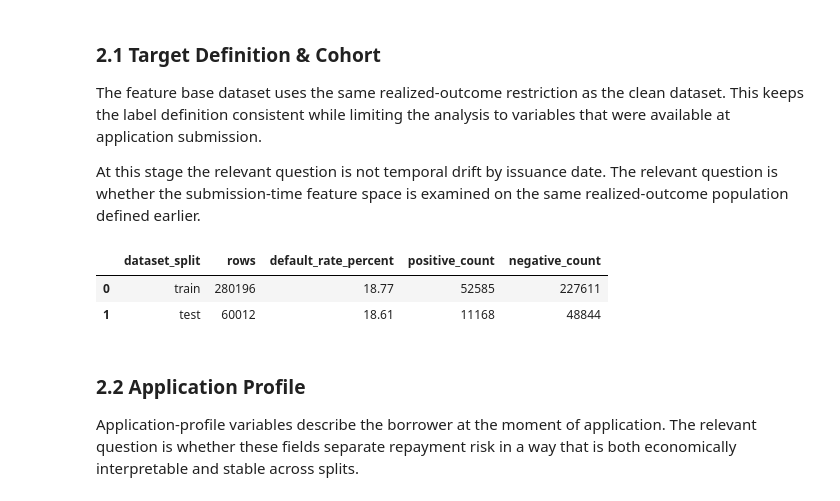
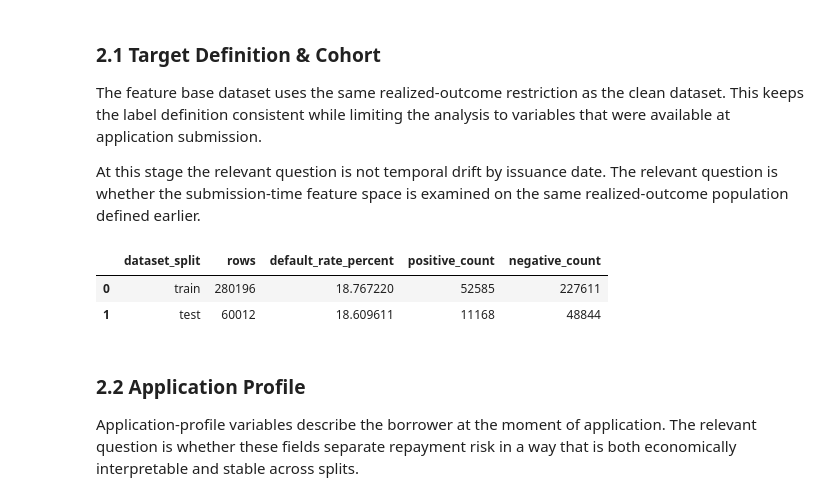
Before and after one commit to Mister-Sippi/loans-at-risk-capturing-default, a Jupyter notebook: notebooks/02_eda.ipynb, the cells around one changed output. Saved outputs shown, nothing was run; the diff lists cells and outputs as text; code cells hidden in the pictures.

```diff
--- a/notebooks/02_eda.ipynb
+++ b/notebooks/02_eda.ipynb
@@ -625,18 +640,30 @@ log(f"[feature_base] overview: {feature_base_overview_df.to_dict(orient='records
 # --------------------------------------------------------
 
 df_feature_base_train_terminal = mp.build_terminal_cohort(
-    df=df_feature_base_train,
+    df=df_clean_train,
     status_column="loan_status",
     terminal_statuses=terminal_statuses_final,
+    log=log,
+)
+
+df_feature_base_test_terminal = mp.build_terminal_cohort(
+    df=df_clean_test,
+    status_column="loan_status",
+    terminal_statuses=terminal_statuses_final,
+    log=log,
+)
+
+df_feature_base_train_terminal = mp.create_target_default(
+    df=df_feature_base_train_terminal,
+    status_column="loan_status",
     positive_statuses=positive_statuses,
     target_column="target_default",
     log=log,
 )
 
-df_feature_base_test_terminal = mp.build_terminal_cohort(
-    df=df_feature_base_test,
+df_feature_base_test_terminal = mp.create_target_default(
+    df=df_feature_base_test_terminal,
     status_column="loan_status",
-    terminal_statuses=terminal_statuses_final,
     positive_statuses=positive_statuses,
     target_column="target_default",
     log=log,
@@ -805,26 +832,41 @@ At this stage the relevant question is not temporal drift by issuance date. The
 # %%
 # --------------------------------------------------------
 # Target behavior inside feature_base
 # --------------------------------------------------------
 
 baseline_default_rate_df = feature_base_terminal_summary_df[
-    ["dataset_split", "rows", "default_rate_percent", "positive_count", "negative_count"]
+    ["split", "rows", "default_rate", "default_count", "non_default_count"]
 ].copy()
+
+baseline_default_rate_df = baseline_default_rate_df.rename(
+    columns={
+        "split": "dataset_split",
+        "default_rate": "default_rate_percent",
+        "default_count": "positive_count",
+        "non_default_count": "negative_count",
+    }
+)
+
+baseline_default_rate_df["default_rate_percent"] = (
+    baseline_default_rate_df["default_rate_percent"] * 100
+)
 
 display(baseline_default_rate_df)
 
-feature_base_target_summary_file = eda_tables_dir / "feature_base_target_summary.csv"
+feature_base_target_summary_file = (
+    eda_tables_dir / "feature_base_target_summary.csv"
+)
 baseline_default_rate_df.to_csv(feature_base_target_summary_file, index=False)
 
 feature_base_target_summary_artifact_metadata = {
     "feature_base_target_summary_file": str(feature_base_target_summary_file),
     "target_column_present_in_train": "target_default" in df_feature_base_train_terminal.columns,
     "target_column_present_in_test": "target_default" in df_feature_base_test_terminal.columns,
 }
 # %% [output]
 |  | dataset_split | rows | default_rate_percent | positive_count | negative_count |
-| 0 | train | 280196 | 18.77 | 52585 | 227611 |
-| 1 | test | 60012 | 18.61 | 11168 | 48844 |
+| 0 | train | 280196 | 18.767220 | 52585 | 227611 |
+| 1 | test | 60012 | 18.609611 | 11168 | 48844 |
 # %% [markdown]
 ### 2.2 Application Profile
 
```
Also changed, not shown: parts of 3 cells of this notebook, 42 other files.
